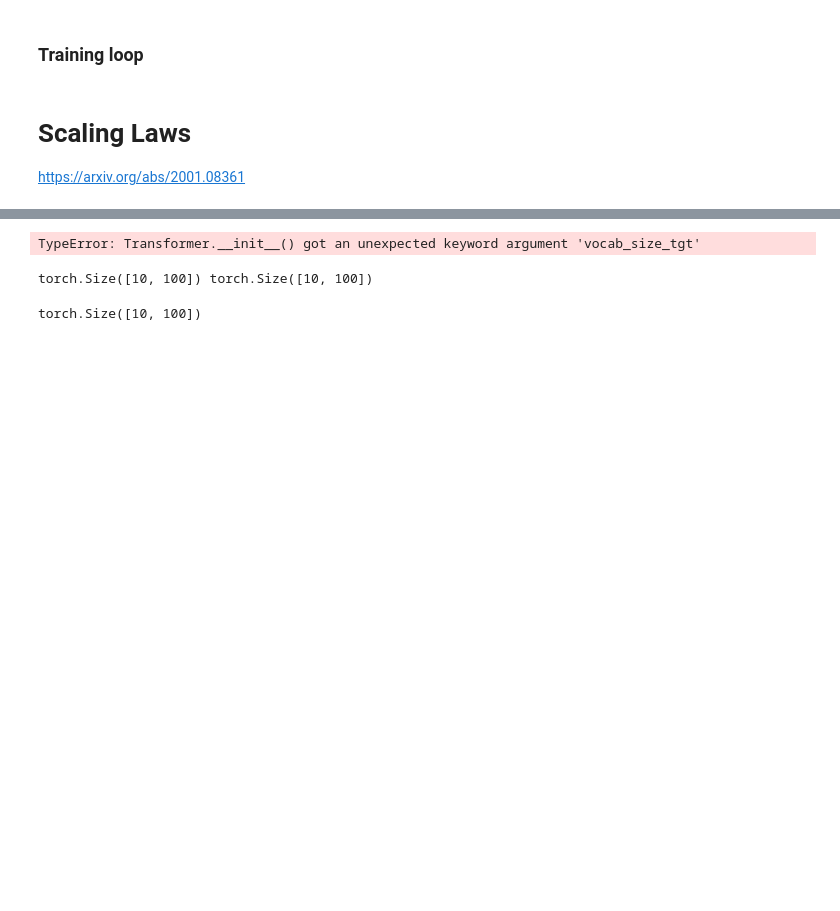
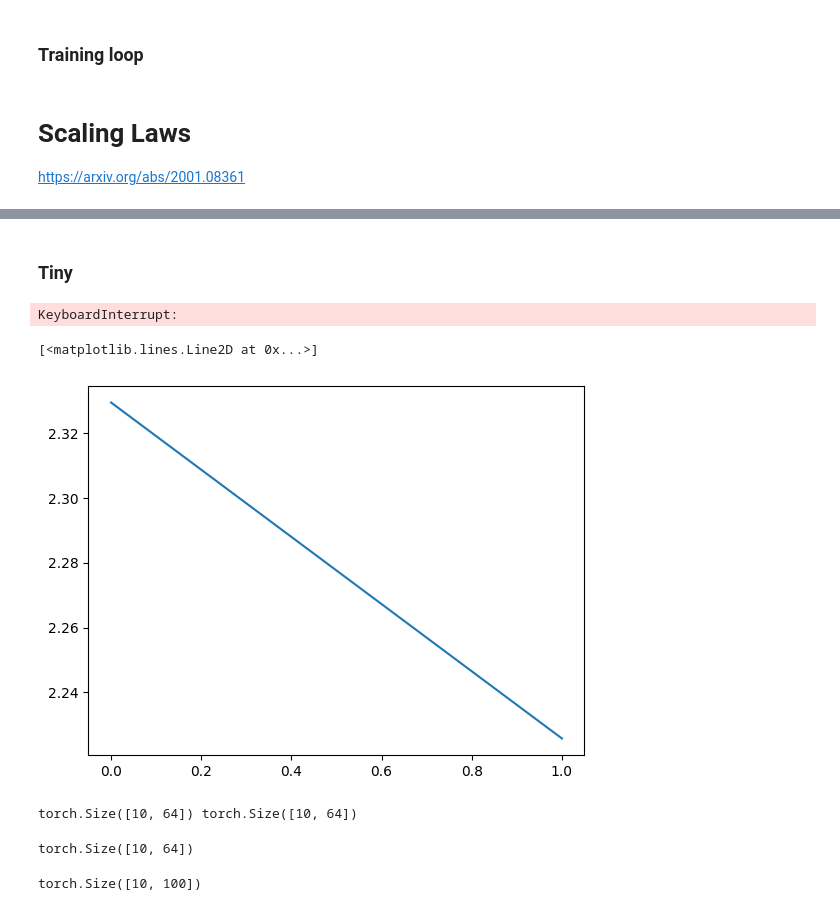
Before and after one commit to TheGEN1U5/DLventures, a Jupyter notebook: nlp/transformers/mt_transformer.ipynb, the cells around one changed output, grey strips where cells are left out. Drawn from its saved outputs; the diff is of its cells as text; code cells hidden in the pictures; blank space fills up the shorter version.

Commit message:
3 models configured for law 1

```diff
--- a/nlp/transformers/mt_transformer.ipynb
+++ b/nlp/transformers/mt_transformer.ipynb
@@ -349,13 +428,13 @@ The dataset size would be way less than the original paper and hence α may not
+# %% [markdown]
+### Tiny
 # %%
 
 model = Transformer(
-    embed_dim=512,
-    vocab_size_src=30000,
-    vocab_size_tgt=30000,
-    key_dim=256,
-    value_dim=256,
-    num_heads=8,
-    max_seq_len=100
+    embed_dim=64,
+    vocab_size_src=tkz_en.get_vocab_size(),
+    vocab_size_tgt=tkz_de.get_vocab_size(),
+    key_dim=64,
+    value_dim=64,
+    num_heads=4,
+    max_seq_len=250
 )
-# %% [output]
-TypeError: Transformer.__init__() got an unexpected keyword argument 'vocab_size_tgt'
@@ -362,18 +450,26 @@ TypeError: Transformer.__init__() got an unexpected keyword argument 'vocab_size
 # %%
-# generate random embed_tensor
-embed_tensor = torch.rand((500, 100))
-vocab_size = 500
-key_dim = 100
-value_dim = 100
-num_heads = 5
-model = Transformer(100, vocab_size, embed_tensor, key_dim, value_dim, num_heads)
+new_train_loss, new_val_loss = train(model, device, train_loader, val_loader, num_epochs=26, learning_rate=0.001, early_stop=False)
+train_loss.extend(new_train_loss)
+val_loss.extend(new_val_loss)
+# %% [output]
+KeyboardInterrupt:
+# %%
+fig, ax = plt.subplots(nrows=1, ncols=2)
+fig.suptitle("Losses for Tiny model")
+ax[0, 1] =
+# %% [output]
+[<matplotlib.lines.Line2D at 0x...>]
+[figure, added]
 # %%
-x, y = torch.randint(0, vocab_size, (10, 100)), torch.randint(0, vocab_size, (10, 100))
+x, y = torch.randint(0, 30000, (10, 64)), torch.randint(0, 30000, (10, 64))
 print(x.shape, y.shape)
 # %% [output]
-torch.Size([10, 100]) torch.Size([10, 100])
+torch.Size([10, 64]) torch.Size([10, 64])
 # %%
-model(x, y)
+prob = model(x, y)
+prob.size()
+# %% [output]
+torch.Size([10, 64])
 # %%
 # %% [output]
 torch.Size([10, 100])
```
Also changed, not shown: parts of 12 cells of this notebook.
